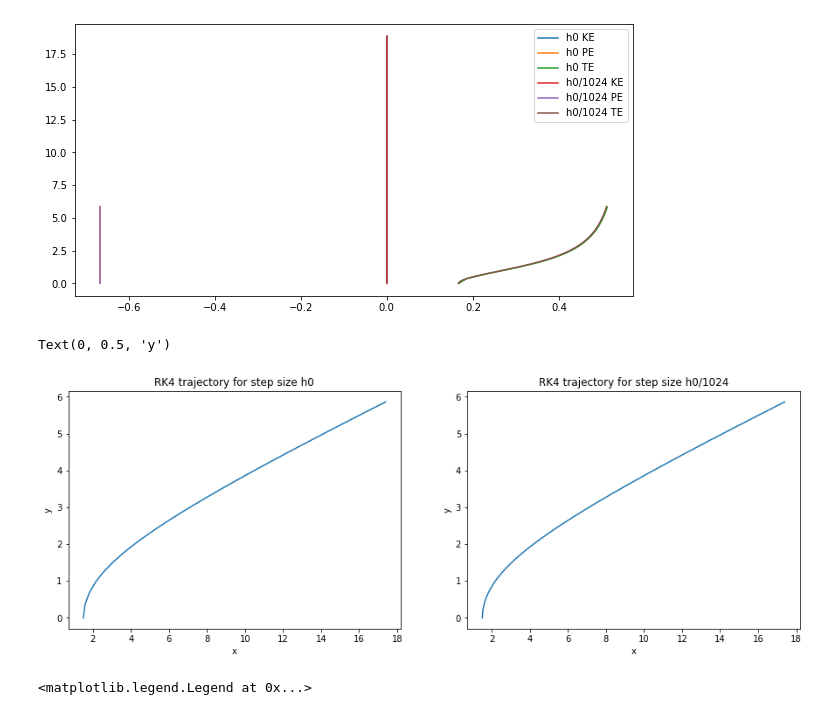
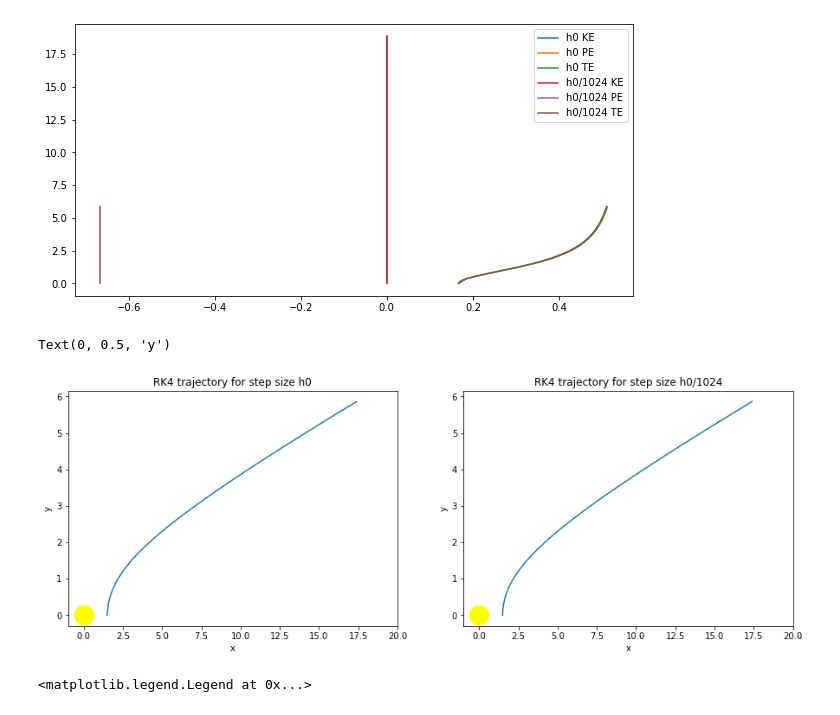
Before and after one commit to AriAtari/AST-projecy-group-10, a Jupyter notebook: Group10.ipynb, the cells around one changed output. Drawn from its saved outputs; the diff is of its cells as text; code cells hidden in the pictures.

```diff
--- a/Group10.ipynb
+++ b/Group10.ipynb
@@ -321,21 +327,25 @@ plt.legend()
 # %%
 # RK4 orbits
 
 plt.figure(figsize = (15,5))
 plt.subplot(121)
 plt.plot(RK4vals[0][1],RK4vals[0][2])
+plt.scatter(0,0,s = 500,color = 'yellow')
+plt.xlim(-1,20)
 plt.title('RK4 trajectory for step size h0')
 plt.xlabel('x')
 plt.ylabel('y')
 
 plt.subplot(122)
 plt.plot(RK4vals[10][1],RK4vals[10][2])
+plt.scatter(0,0,s = 500,color = 'yellow')
+plt.xlim(-1,20)
 plt.title('RK4 trajectory for step size h0/1024')
 plt.xlabel('x')
 plt.ylabel('y')
 # %% [output]
 Text(0, 0.5, 'y')
-[figure, old version]
+[figure, new version]
 # %%
 # RK4 energies
 
```
Also changed, not shown: parts of 3 cells of this notebook.
